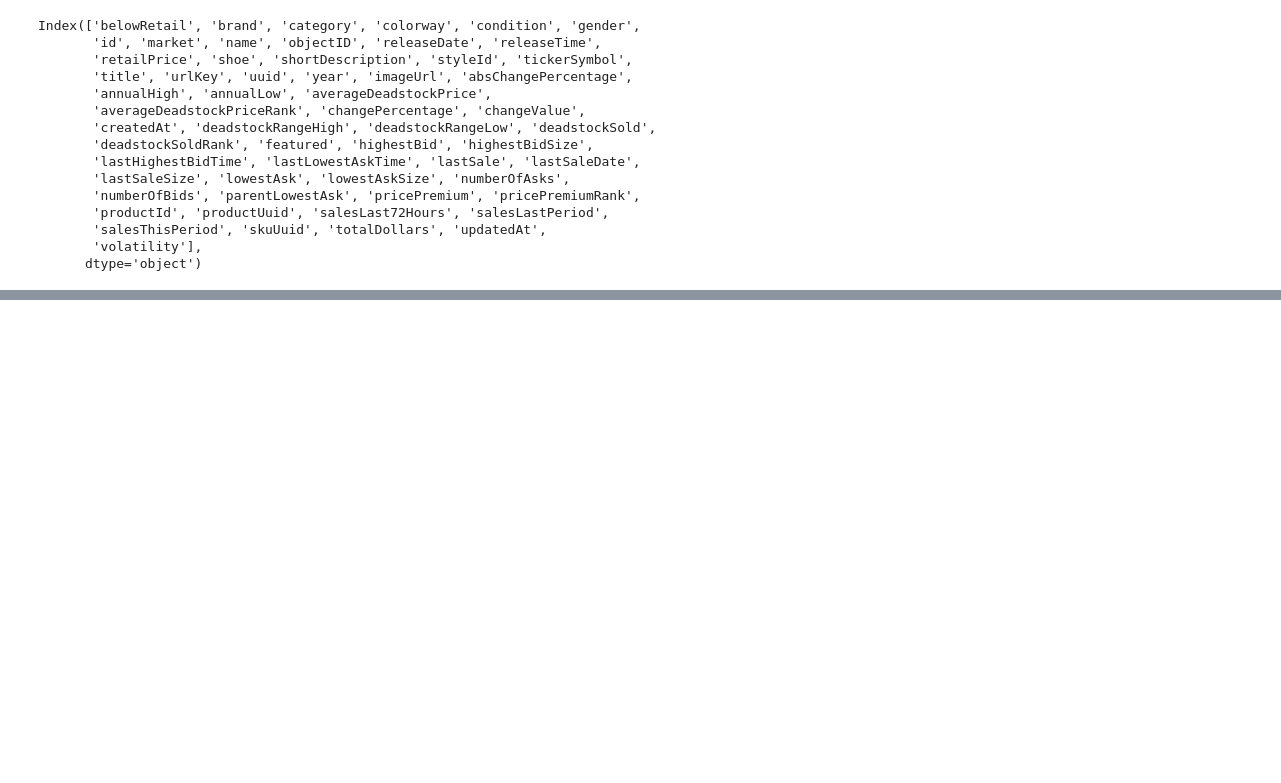
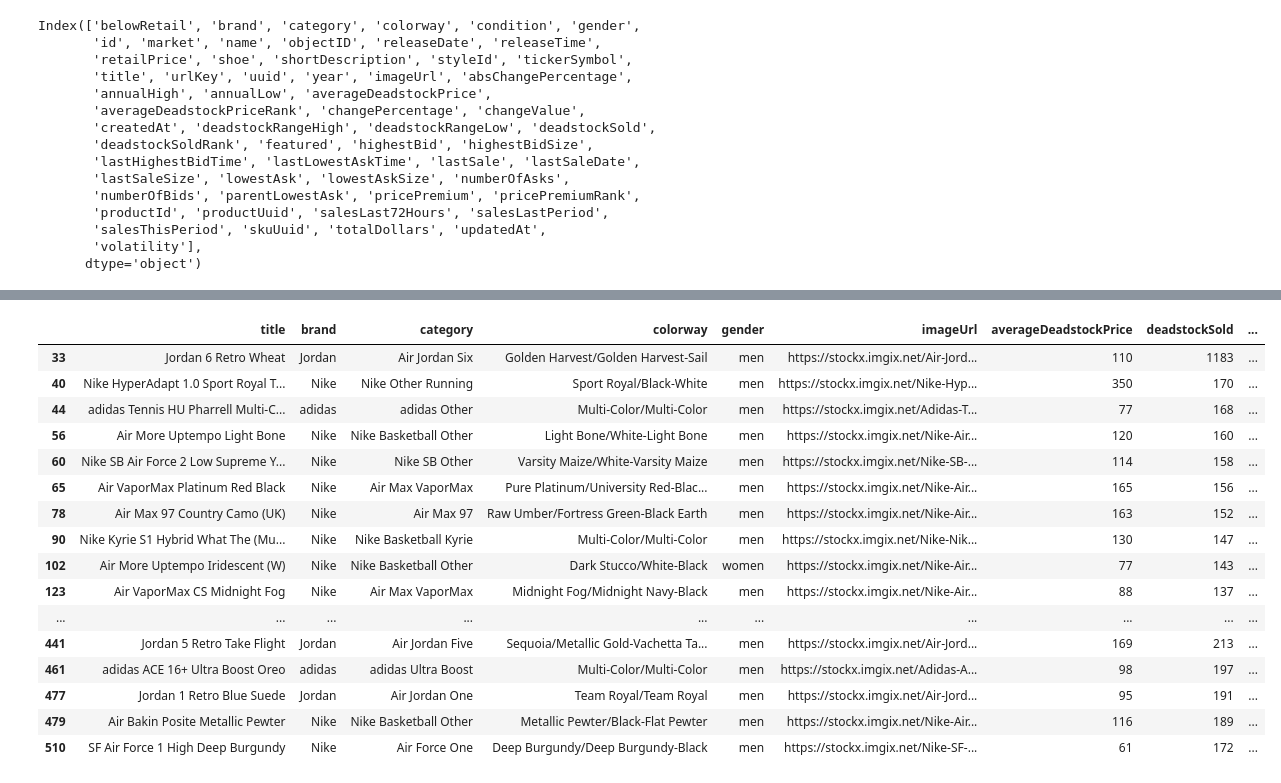
Before and after one commit to tpgmartin/shoe_ml_evaluator, a Jupyter notebook: model/Datasets.ipynb, the cells around one changed output, grey strips where cells are left out. Saved outputs shown, nothing was run; the diff lists cells and outputs as text; code cells hidden in the pictures; blank space fills up the shorter version.

Commit message:
Extract unique colours from colorway

```diff
--- a/model/Datasets.ipynb
+++ b/model/Datasets.ipynb
@@ -44,14 +46,7 @@ Index(['belowRetail', 'brand', 'category', 'colorway', 'condition', 'gender',
        'volatility'],
       dtype='object')
 # %%
-# Columns
-# * brand
-# * category
-# * colorway
-# * gender
-# * id
-# * name
-# * title
-# * averageDeadstockPrice
-# * deadstockSold
-# * imageUrl
+df = df[["brand", "category", "colorway", "gender", "title", "averageDeadstockPrice", "deadstockSold", "imageUrl"]]
+# %%
+df = df[["title", "brand", "category", "colorway", "gender", "imageUrl", "averageDeadstockPrice", "deadstockSold"]]
+df.head()
@@ -57,0 +64,10 @@ Index(['belowRetail', 'brand', 'category', 'colorway', 'condition', 'gender',
+# %%
+def find_colours(colorway):
+
+    colours = " ".join(colorway.lower().split("/")).split(" ")
+
+    unique_colours = list(set([colour_str for colour_str in colours if colour_str in webcolors.CSS3_NAMES_TO_HEX]))
+
+    return sorted(unique_colours)
+
+df["uniqueColours"] = df["colorway"].apply(find_colours)
@@ -57,0 +83,21 @@ Index(['belowRetail', 'brand', 'category', 'colorway', 'condition', 'gender',
+# %%
+# df[df.colorway == "Multi-Color/Multi-Color"]
+df[df['uniqueColours'].map(lambda d: len(d)) == 0]
+# %% [output]
+|  | title | brand | category | colorway | gender | imageUrl | averageDeadstockPrice | deadstockSold | ... |
+| 33 | Jordan 6 Retro Wheat | Jordan | Air Jordan Six | Golden Harvest/Golden Harvest-Sail | men | https://stockx.imgix.net/Air-Jord... | 110 | 1183 | ... |
+| 40 | Nike HyperAdapt 1.0 Sport Royal T... | Nike | Nike Other Running | Sport Royal/Black-White | men | https://stockx.imgix.net/Nike-Hyp... | 350 | 170 | ... |
+| 44 | adidas Tennis HU Pharrell Multi-C... | adidas | adidas Other | Multi-Color/Multi-Color | men | https://stockx.imgix.net/Adidas-T... | 77 | 168 | ... |
+| 56 | Air More Uptempo Light Bone | Nike | Nike Basketball Other | Light Bone/White-Light Bone | men | https://stockx.imgix.net/Nike-Air... | 120 | 160 | ... |
+| 60 | Nike SB Air Force 2 Low Supreme Y... | Nike | Nike SB Other | Varsity Maize/White-Varsity Maize | men | https://stockx.imgix.net/Nike-SB-... | 114 | 158 | ... |
+| 65 | Air VaporMax Platinum Red Black | Nike | Air Max VaporMax | Pure Platinum/University Red-Blac... | men | https://stockx.imgix.net/Nike-Air... | 165 | 156 | ... |
+| 78 | Air Max 97 Country Camo (UK) | Nike | Air Max 97 | Raw Umber/Fortress Green-Black Earth | men | https://stockx.imgix.net/Nike-Air... | 163 | 152 | ... |
+| 90 | Nike Kyrie S1 Hybrid What The (Mu... | Nike | Nike Basketball Kyrie | Multi-Color/Multi-Color | men | https://stockx.imgix.net/Nike-Nik... | 130 | 147 | ... |
+| 102 | Air More Uptempo Iridescent (W) | Nike | Nike Basketball Other | Dark Stucco/White-Black | women | https://stockx.imgix.net/Nike-Air... | 77 | 143 | ... |
+| 123 | Air VaporMax CS Midnight Fog | Nike | Air Max VaporMax | Midnight Fog/Midnight Navy-Black | men | https://stockx.imgix.net/Nike-Air... | 88 | 137 | ... |
+| ... | ... | ... | ... | ... | ... | ... | ... | ... | ... |
+| 441 | Jordan 5 Retro Take Flight | Jordan | Air Jordan Five | Sequoia/Metallic Gold-Vachetta Ta... | men | https://stockx.imgix.net/Air-Jord... | 169 | 213 | ... |
+| 461 | adidas ACE 16+ Ultra Boost Oreo | adidas | adidas Ultra Boost | Multi-Color/Multi-Color | men | https://stockx.imgix.net/Adidas-A... | 98 | 197 | ... |
+| 477 | Jordan 1 Retro Blue Suede | Jordan | Air Jordan One | Team Royal/Team Royal | men | https://stockx.imgix.net/Air-Jord... | 95 | 191 | ... |
+| 479 | Air Bakin Posite Metallic Pewter | Nike | Nike Basketball Other | Metallic Pewter/Black-Flat Pewter | men | https://stockx.imgix.net/Nike-Air... | 116 | 189 | ... |
+| 510 | SF Air Force 1 High Deep Burgundy | Nike | Air Force One | Deep Burgundy/Deep Burgundy-Black | men | https://stockx.imgix.net/Nike-SF-... | 61 | 172 | ... |
```
Also changed, not shown: parts of 6 cells of this notebook, 1 other file.
